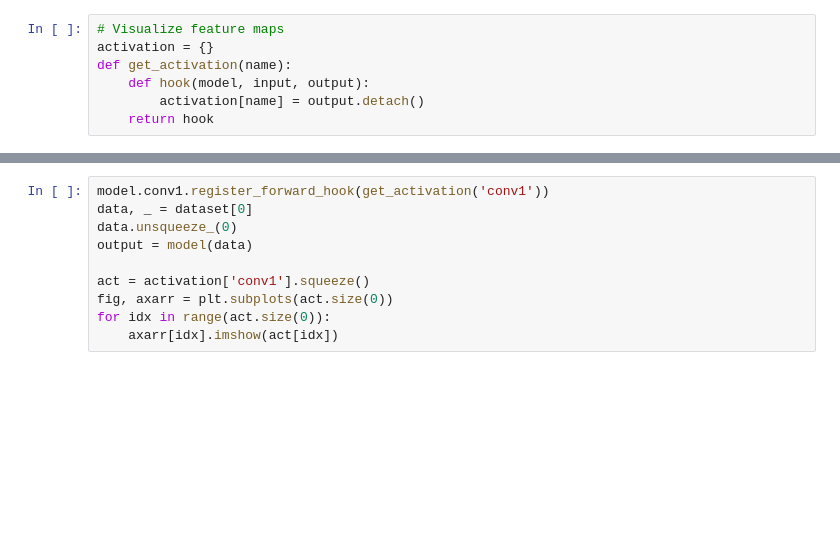
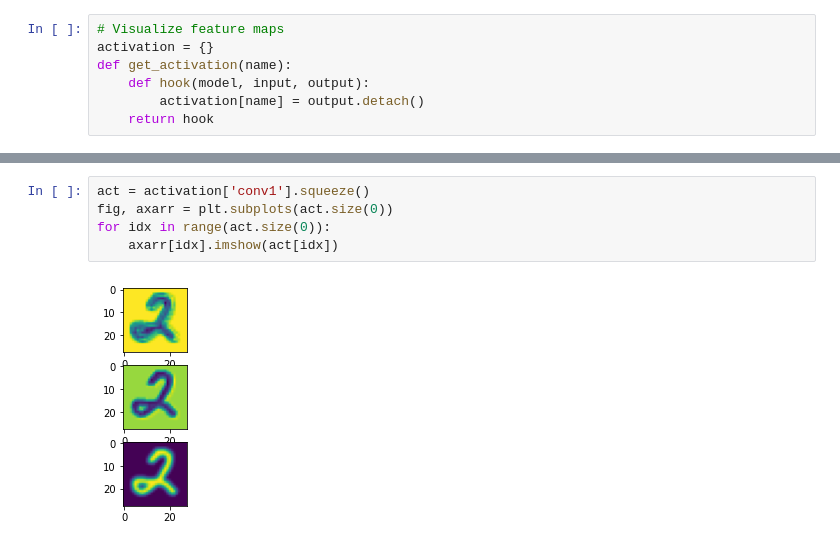
Before and after one commit to lukaszbinden/ethz-iacv-2020, a Jupyter notebook: exercise_3/Feature Visualization.ipynb, the cells around one changed output, grey strips where cells are left out. Saved outputs shown, nothing was run; the diff lists cells and outputs as text; blank space fills up the shorter version.

```diff
--- a/exercise_3/Feature Visualization.ipynb
+++ b/exercise_3/Feature Visualization.ipynb
@@ -94,10 +122,7 @@ def get_activation(name):
 # %%
-model.conv1.register_forward_hook(get_activation('conv1'))
-data, _ = dataset[0]
-data.unsqueeze_(0)
-output = model(data)
-
 act = activation['conv1'].squeeze()
 fig, axarr = plt.subplots(act.size(0))
 for idx in range(act.size(0)):
     axarr[idx].imshow(act[idx])
+# %% [output]
+[figure, added]
```
Also changed, not shown: parts of 12 cells of this notebook.
